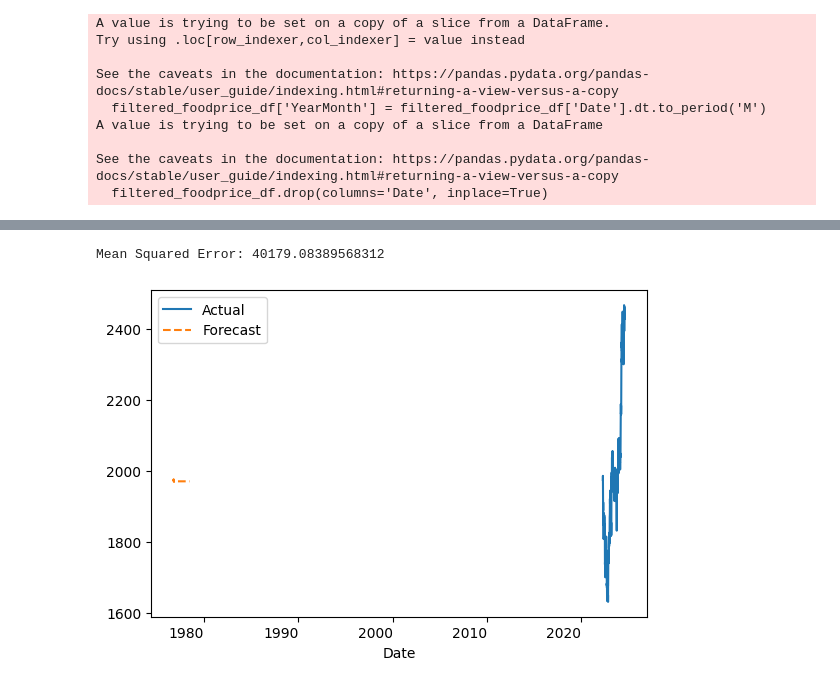
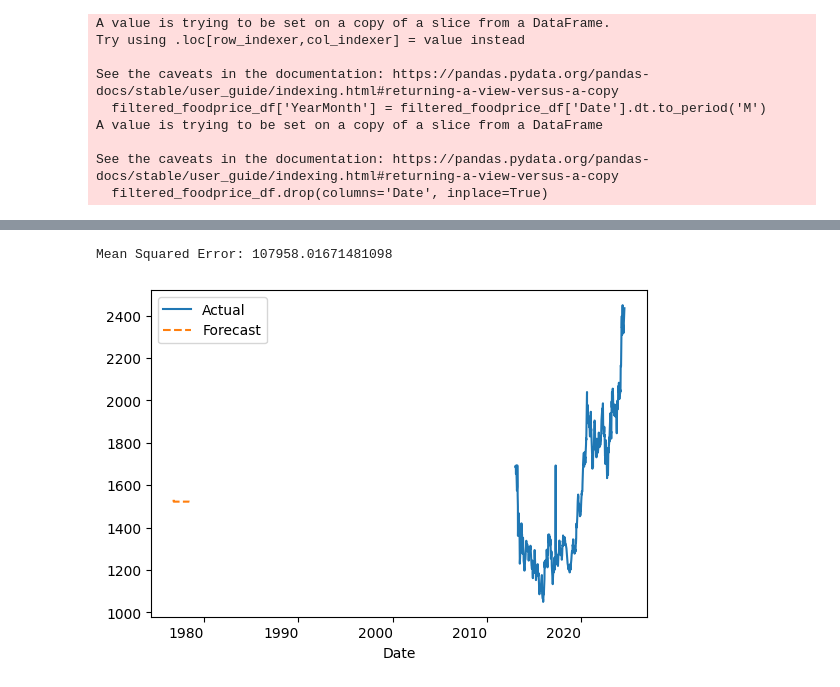
Before and after one commit to DanaMikulinsky/fintechFinalProject, a Jupyter notebook: dataExploration.ipynb, the cells around one changed output, grey strips where cells are left out. Cells and saved outputs as stored; diff of their text form; code cells hidden in the pictures.

```diff
--- a/dataExploration.ipynb
+++ b/dataExploration.ipynb
@@ -527,0 +543,8 @@ all_data_df.to_csv('data collection/all_data.csv', index=False)
+# %%
+all_data_df['Date'] = pd.to_datetime(all_data_df['Date'])
+
+# Set 'date' as the index
+all_data_df.set_index('Date', inplace=True)
+
+# Sort the DataFrame by date (if not already sorted)
+data = all_data_df.sort_index()
@@ -528,30 +572,34 @@ all_data_df.to_csv('data collection/all_data.csv', index=False)
 # %%
 import pandas as pd
 from statsmodels.tsa.arima.model import ARIMA
 from sklearn.metrics import mean_squared_error
+from sklearn.model_selection import train_test_split
+
 
 # Assuming 'data' is a DataFrame with 'Date' and 'GoldPrice' columns
-all_data_df.set_index('Date', inplace=True)
 gold_prices = all_data_df['gold_Price']
 
 # Split data into training and testing
-train_size = int(len(gold_prices) * 0.8)
-train, test = gold_prices[:train_size], gold_prices[train_size:]
+# train_size = int(len(gold_prices) * 0.8)
+# train, test = gold_prices[:train_size], gold_prices[train_size:]
+y_train, y_test = train_test_split(gold_prices, test_size=0.2, random_state=42)
+
+
 
 # Fit ARIMA model
-model = ARIMA(train, order=(5,1,2))  # (p,d,q) order
+model = ARIMA(y_train, order=(5,1,2))  # (p,d,q) order
 model_fit = model.fit()
 
 # Forecast
-forecast = model_fit.forecast(steps=len(test))
-mse = mean_squared_error(test, forecast)
+forecast = model_fit.forecast(steps=len(y_test))
+mse = mean_squared_error(y_test, forecast)
 print(f'Mean Squared Error: {mse}')
 
 # Plotting the results
-test.plot(label='Actual')
+y_test.plot(label='Actual')
 forecast.plot(label='Forecast', linestyle='--')
 plt.legend()
 plt.show()
 # %% [output]
-Mean Squared Error: 40179.08389568312
+Mean Squared Error: 107958.01671481098
-[figure, old version]
+[figure, new version]
```
Also changed, not shown: parts of 18 cells of this notebook.
